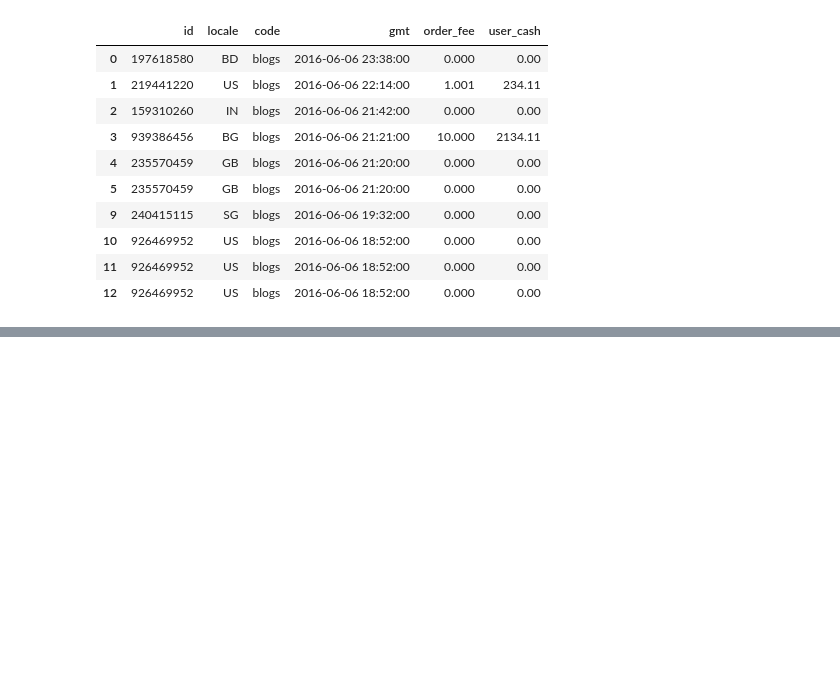
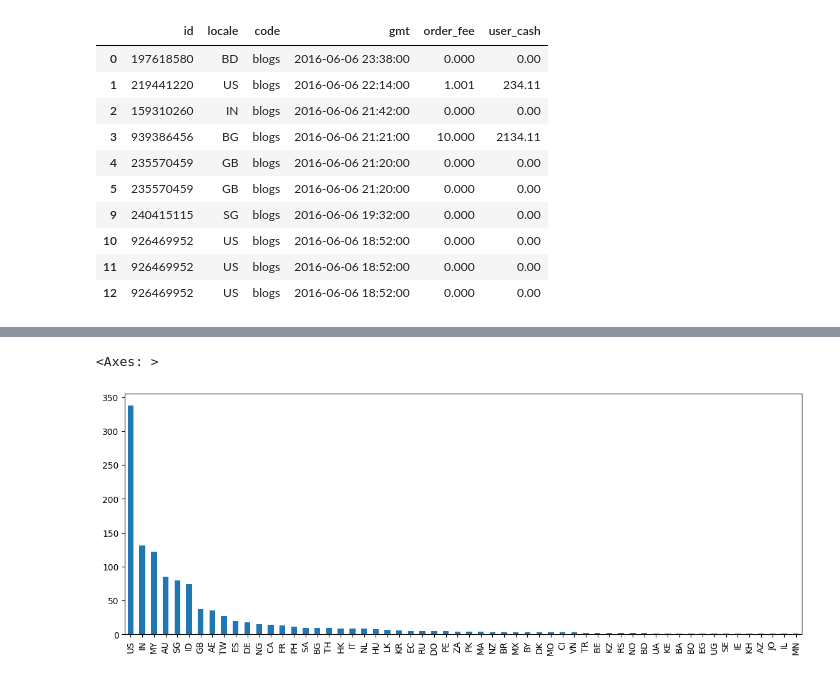
Before and after one commit to fahmisyuhada/Big-Data-Digitalent, a Jupyter notebook: 1_Section_：_Python_Structured_Data_Processing_Quick_Start.ipynb, the cells around one changed output, grey strips where cells are left out. Cells and saved outputs as stored; diff of their text form; code cells hidden in the pictures; blank space fills up the shorter version.

```diff
--- a/1_Section_：_Python_Structured_Data_Processing_Quick_Start.ipynb
+++ b/1_Section_：_Python_Structured_Data_Processing_Quick_Start.ipynb
@@ -390,0 +413,5 @@ mydata[:10]
+# %%
+mydata.locale.value_counts().plot(kind='bar',figsize = (14,5))
+# %% [output]
+<Axes: >
+[figure, added]
```
Also changed, not shown: parts of 16 cells of this notebook.
